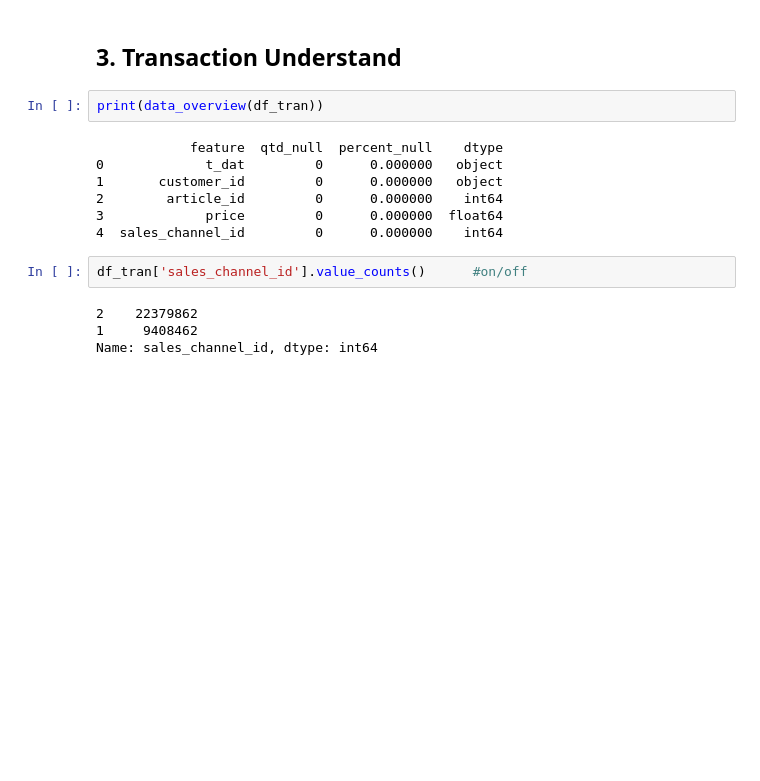
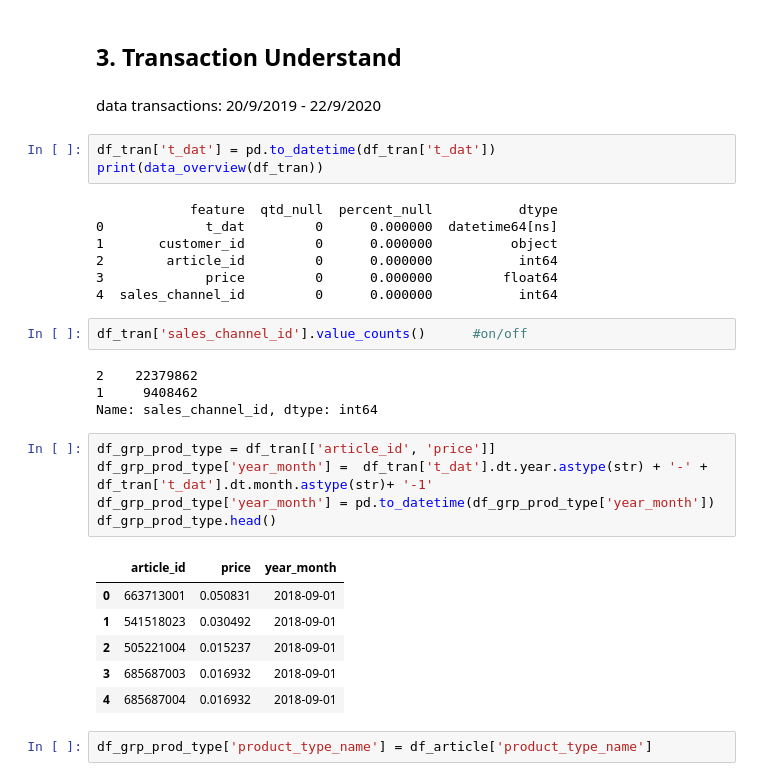
Before and after one commit to thanhyx4/H-M-Personalized-Fashion-Recommendations, a Jupyter notebook: Data_understand_RecSys.ipynb, the cells around one changed output. Drawn from its saved outputs; the diff is of its cells as text; blank space fills up the shorter version.

```diff
--- a/Data_understand_RecSys.ipynb
+++ b/Data_understand_RecSys.ipynb
@@ -225,18 +247,35 @@ LEFT CLUB        348
 Name: club_member_status, dtype: int64
 # %% [markdown]
 ## 3. Transaction Understand
-# %%
-print(data_overview(df_tran))
-# %% [output]
-            feature  qtd_null  percent_null    dtype
-0             t_dat         0      0.000000   object
-1       customer_id         0      0.000000   object
-2        article_id         0      0.000000    int64
-3             price         0      0.000000  float64
-4  sales_channel_id         0      0.000000    int64
+# %% [markdown]
+data transactions: 20/9/2019 - 22/9/2020
+# %%
+df_tran['t_dat'] = pd.to_datetime(df_tran['t_dat'])
+print(data_overview(df_tran))
+# %% [output]
+            feature  qtd_null  percent_null           dtype
+0             t_dat         0      0.000000  datetime64[ns]
+1       customer_id         0      0.000000          object
+2        article_id         0      0.000000           int64
+3             price         0      0.000000         float64
+4  sales_channel_id         0      0.000000           int64
 # %%
 df_tran['sales_channel_id'].value_counts()      #on/off
 # %% [output]
 2    22379862
 1     9408462
 Name: sales_channel_id, dtype: int64
+# %%
+df_grp_prod_type = df_tran[['article_id', 'price']]
+df_grp_prod_type['year_month'] =  df_tran['t_dat'].dt.year.astype(str) + '-' + df_tran['t_dat'].dt.month.astype(str)+ '-1'
+df_grp_prod_type['year_month'] = pd.to_datetime(df_grp_prod_type['year_month'])
+df_grp_prod_type.head()
+# %% [output]
+|  | article_id | price | year_month |
+| 0 | 663713001 | 0.050831 | 2018-09-01 |
+| 1 | 541518023 | 0.030492 | 2018-09-01 |
+| 2 | 505221004 | 0.015237 | 2018-09-01 |
+| 3 | 685687003 | 0.016932 | 2018-09-01 |
+| 4 | 685687004 | 0.016932 | 2018-09-01 |
+# %%
+df_grp_prod_type['product_type_name'] = df_article['product_type_name']
```
Also changed, not shown: parts of 12 cells of this notebook.
